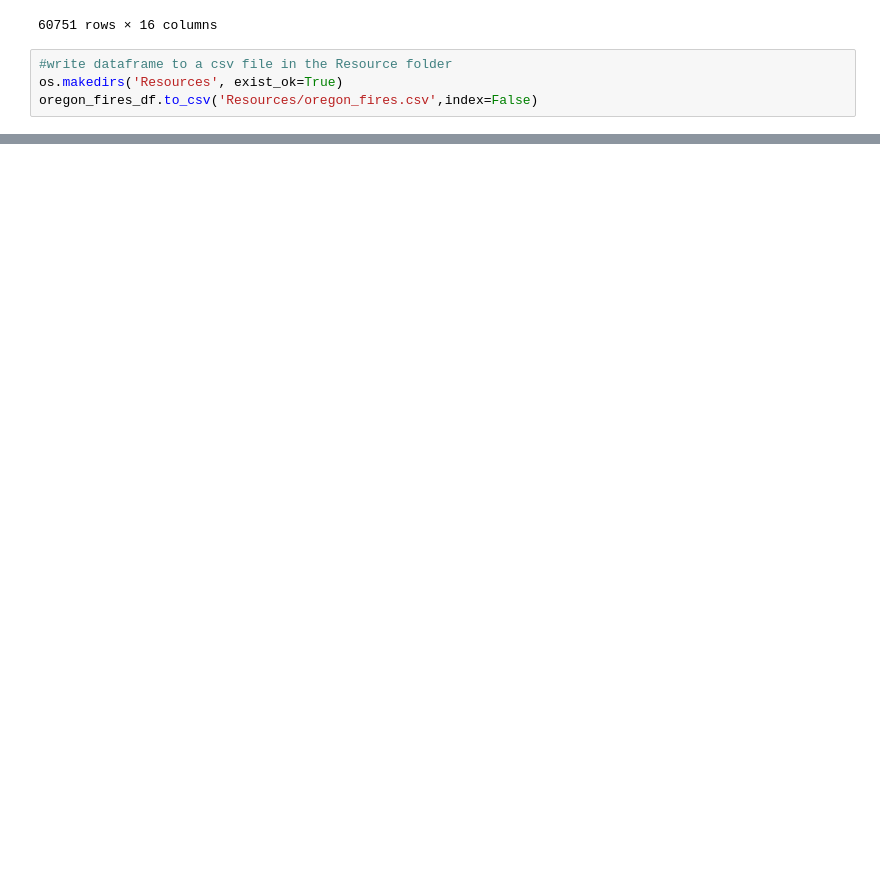
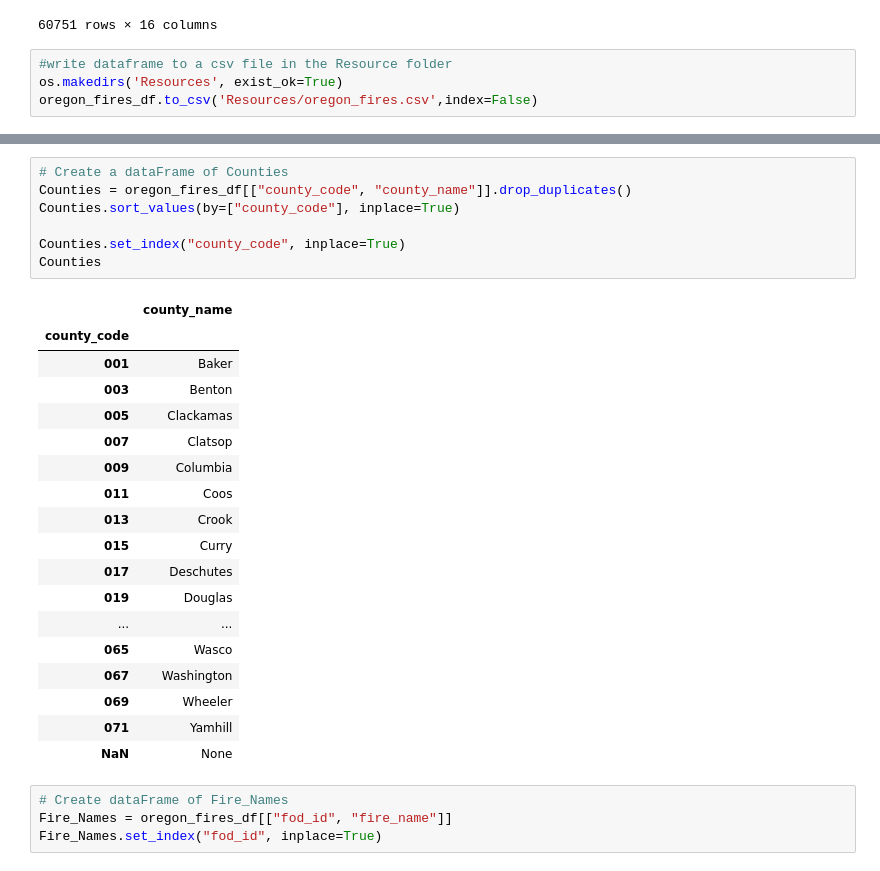
Before and after one commit to NinaQuik/OregonFires, a Jupyter notebook: FireDataExploration.ipynb, the cells around one changed output, grey strips where cells are left out. Saved outputs shown, nothing was run; the diff lists cells and outputs as text; blank space fills up the shorter version.

```diff
--- a/FireDataExploration.ipynb
+++ b/FireDataExploration.ipynb
@@ -385,0 +346,30 @@ Fire_Names
+# %%
+# Create a dataFrame of Counties
+Counties = oregon_fires_df[["county_code", "county_name"]].drop_duplicates()
+Counties.sort_values(by=["county_code"], inplace=True)
+
+Counties.set_index("county_code", inplace=True)
+Counties
+# %% [output]
+|  | county_name |
+| county_code |  |
+| 001 | Baker |
+| 003 | Benton |
+| 005 | Clackamas |
+| 007 | Clatsop |
+| 009 | Columbia |
+| 011 | Coos |
+| 013 | Crook |
+| 015 | Curry |
+| 017 | Deschutes |
+| 019 | Douglas |
+| ... | ... |
+| 065 | Wasco |
+| 067 | Washington |
+| 069 | Wheeler |
+| 071 | Yamhill |
+| NaN | None |
+# %%
+# Create dataFrame of Fire_Names
+Fire_Names = oregon_fires_df[["fod_id", "fire_name"]]
+Fire_Names.set_index("fod_id", inplace=True)
```
Also changed, not shown: parts of 13 cells of this notebook, 1 other file.
